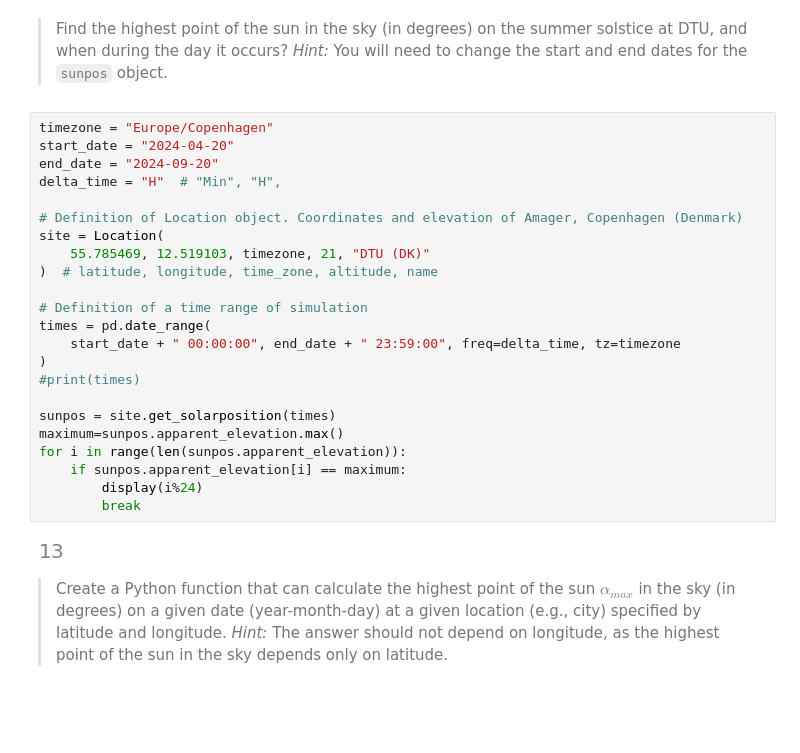
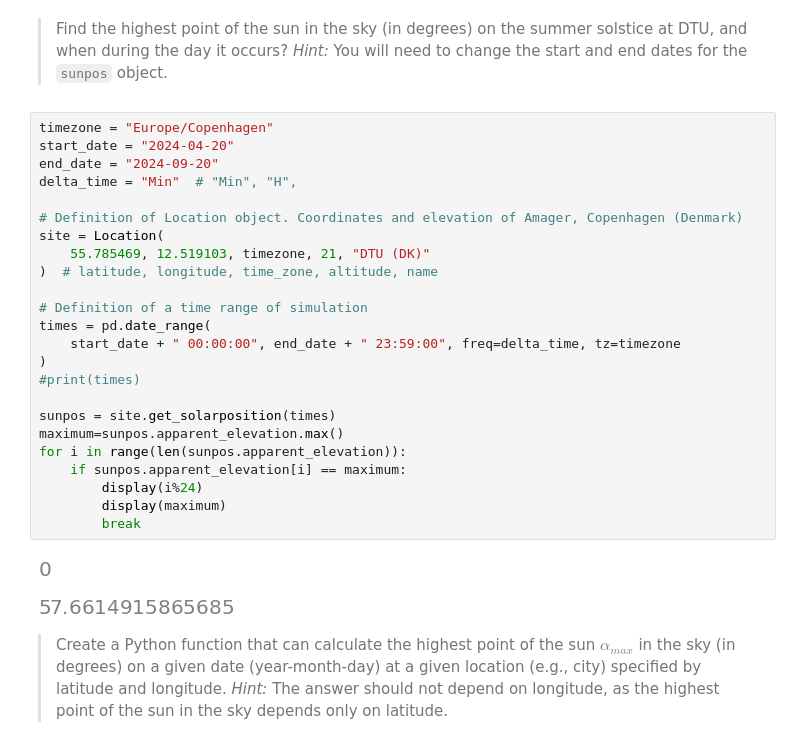
Before and after one commit to Romultra/Ultra-solar-panels, a Jupyter notebook: QuestionsEmil.ipynb, the cells around one changed output. Drawn from its saved outputs; the diff is of its cells as text; blank space fills up the shorter version.

```diff
--- a/QuestionsEmil.ipynb
+++ b/QuestionsEmil.ipynb
@@ -125,28 +125,30 @@ display(sunri,sunse)
 # %%
 timezone = "Europe/Copenhagen"
 start_date = "2024-04-20"
 end_date = "2024-09-20"
-delta_time = "H"  # "Min", "H",
+delta_time = "Min"  # "Min", "H",
 
 # Definition of Location object. Coordinates and elevation of Amager, Copenhagen (Denmark)
 site = Location(
     55.785469, 12.519103, timezone, 21, "DTU (DK)"
 )  # latitude, longitude, time_zone, altitude, name
 
 # Definition of a time range of simulation
 times = pd.date_range(
     start_date + " 00:00:00", end_date + " 23:59:00", freq=delta_time, tz=timezone
 )
 #print(times)
 
 sunpos = site.get_solarposition(times)
 maximum=sunpos.apparent_elevation.max()
 for i in range(len(sunpos.apparent_elevation)):
     if sunpos.apparent_elevation[i] == maximum:
         display(i%24)
+        display(maximum)
         break
 # %% [output]
-[figure, old version]
+[figure, new version]
+[figure, added]
 # %% [markdown]
 > Create a Python function that can calculate the highest point of the sun $\alpha_{max}$ in the sky (in degrees) on a given date (year-month-day) at a given location (e.g., city) specified by latitude and longitude. *Hint:* The answer should not depend on longitude, as the highest point of the sun in the sky depends only on latitude.
 # %% [markdown]
```
Also changed, not shown: parts of 1 cell of this notebook, 1 other file.
